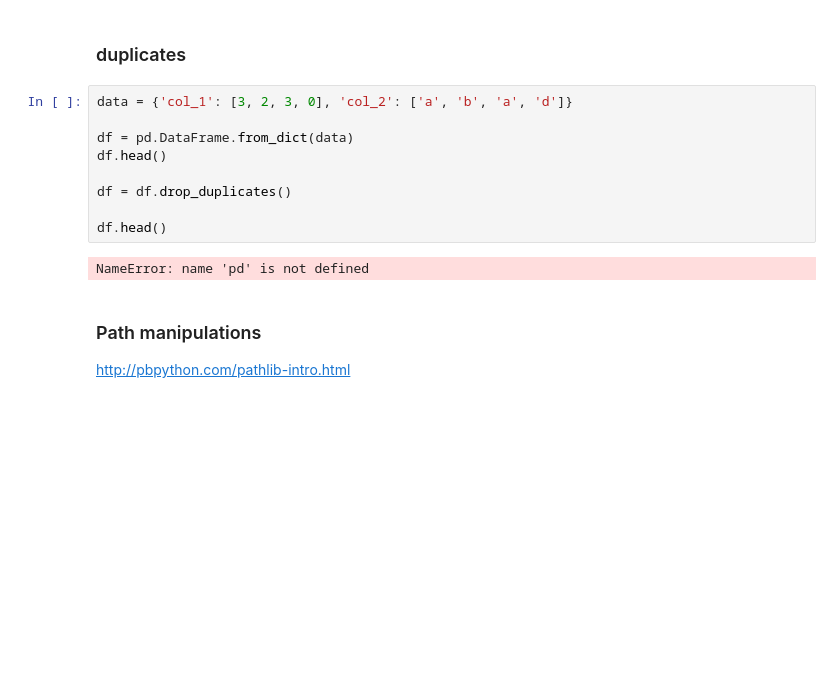
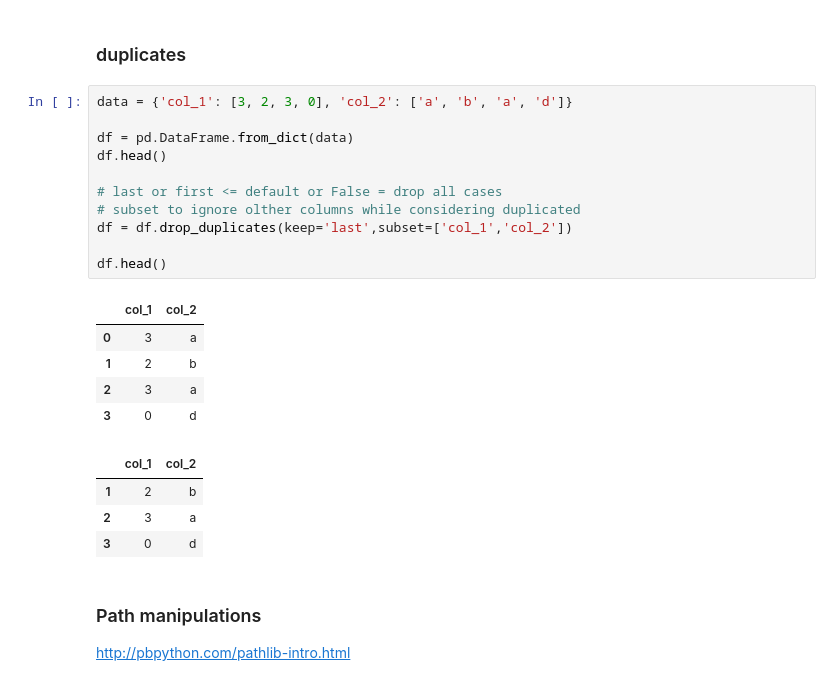
Before and after one commit to leandroohf/ds_pragmatic_programming, a Jupyter notebook: ds_pragmatic_programming_python.ipynb, the cells around one changed output. Saved outputs shown, nothing was run; the diff lists cells and outputs as text; blank space fills up the shorter version.

```diff
--- a/ds_pragmatic_programming_python.ipynb
+++ b/ds_pragmatic_programming_python.ipynb
@@ -711,14 +799,24 @@ bikes.head()
 # %%
 data = {'col_1': [3, 2, 3, 0], 'col_2': ['a', 'b', 'a', 'd']}
 
 df = pd.DataFrame.from_dict(data)
 df.head()
 
-df = df.drop_duplicates()
+# last or first <= default or False = drop all cases
+# subset to ignore olther columns while considering duplicated
+df = df.drop_duplicates(keep='last',subset=['col_1','col_2'])
 
 df.head()
 # %% [output]
-NameError: name 'pd' is not defined
+|  | col_1 | col_2 |
+| 0 | 3 | a |
+| 1 | 2 | b |
+| 2 | 3 | a |
+| 3 | 0 | d |
+|  | col_1 | col_2 |
+| 1 | 2 | b |
+| 2 | 3 | a |
+| 3 | 0 | d |
 # %% [markdown]
 ### Path manipulations
 
```
Also changed, not shown: parts of 21 cells of this notebook.
